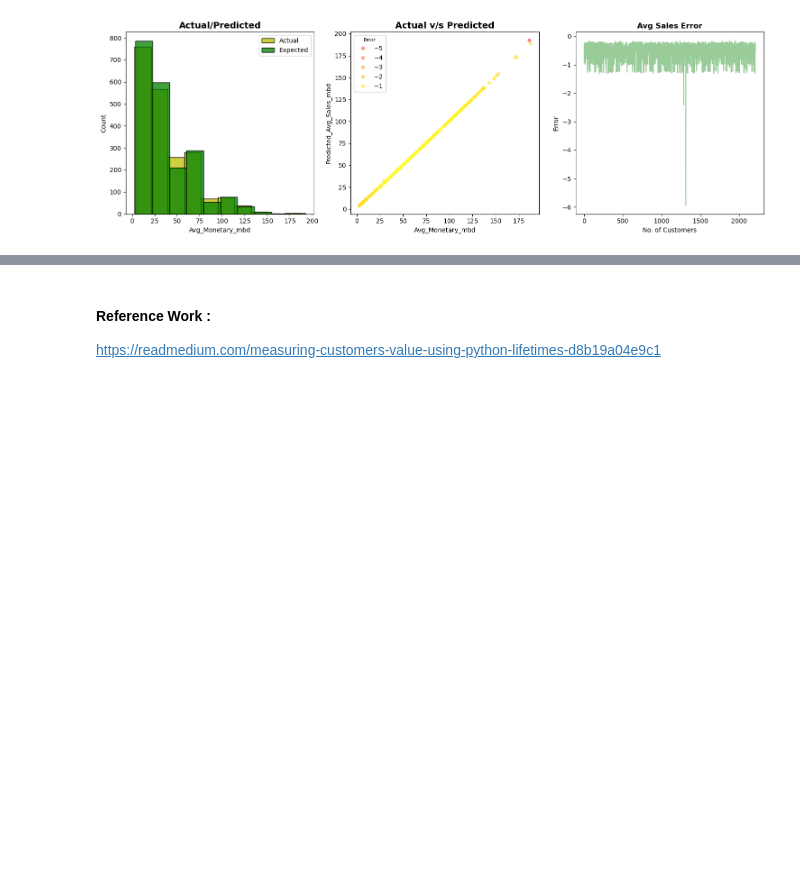
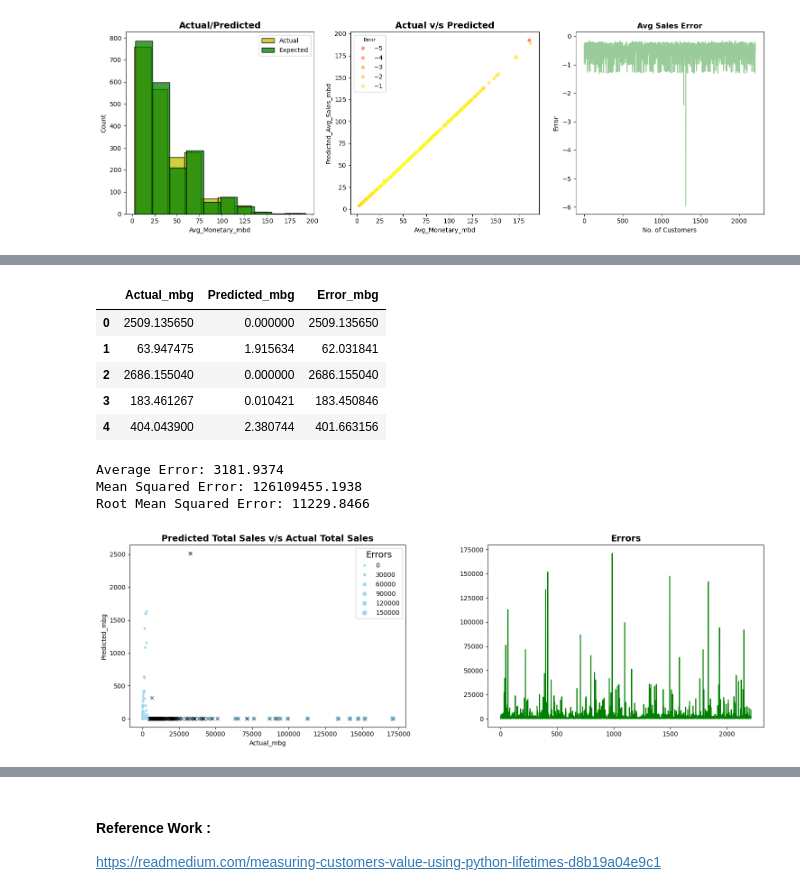
Before and after one commit to annugit1655/Customer-Behaviour-Analysis-with-CLTV, a Jupyter notebook: notebooks/04-CLTV-Probabilistic-models.ipynb, the cells around one changed output, grey strips where cells are left out. Saved outputs shown, nothing was run; the diff lists cells and outputs as text; code cells hidden in the pictures; blank space fills up the shorter version.

Commit message:
'ggf_mbg_cltv'

```diff
--- a/notebooks/04-CLTV-Probabilistic-models.ipynb
+++ b/notebooks/04-CLTV-Probabilistic-models.ipynb
@@ -1405,0 +1415,17 @@ plt.show()
+# %%
+## Compute CLTV using Gamma-Gamma Model + MBG/NBD
+# The customers' lifetime values expected to in the next 3 months
+mbg_model.fit(rfm_mbd['Frequency'], rfm_mbd['Recency'], rfm_mbd['T'])
+rfm_mbd['Predicted_cltv_mbd'] = ggf_mbd.customer_lifetime_value(
+    mbg_model,  # the model to use to predict the number of future transactions
+    rfm_mbd['Frequency'],rfm_mbd['Recency'],rfm_mbd['T'],rfm_mbd['Avg_Monetary_mbd'],
+    time=3,  #3 months
+    freq="M",  #frequency information of T. In this case we set week by using 'D'
+    discount_rate=0.01).map(lambda x: f"{x:.2f}").astype(float)
+
+# Actual CLTV
+# Manual predict clv = Predicted no. of transactions * Expected avg sales * profit_margin to compute profit from each transaction
+profit_margin = 0.05
+rfm_mbd['Manual_mbd_cltv'] = (rfm_mbd['Predicted_purchases_mbg'] * rfm_mbd['Predicted_Avg_Sales_mbd'] * profit_margin).map(lambda x: f"{x:.2f}").astype(float)
+
+display(rfm_mbd.head())
@@ -1405,0 +1439,43 @@ plt.show()
+# %%
+# actual spend in 3 months
+actual_mbg =  rfm_mbd['Avg_Monetary_mbd'] * rfm_mbd['Actual_90_mbg']
+
+# predicted spend in 3 months
+predicted_mbg = rfm_mbd['Predicted_purchases_mbg'] * rfm_mbd['Predicted_Avg_Sales_mbd']
+
+# Error
+error_mbg = actual_mbg - predicted_mbg
+
+# create dataframe
+result_mbg = pd.DataFrame([actual_mbg, predicted_mbg, error_mbg], index = ["Actual_mbg", "Predicted_mbg", "Error_mbg"]).T
+display(result_mbg.head())
+
+print(f"Average Error: {result_mbg["Error_mbg"].mean():.4f}")
+print(f"Mean Squared Error: {mean_squared_error(result_mbg["Actual_mbg"], result_mbg["Predicted_mbg"]):.4f}")
+print(f"Root Mean Squared Error: {sqrt(mean_squared_error(result_mbg["Actual_mbg"], result_mbg["Predicted_mbg"])):.4f}")
+
+# Predicted v/s Actual
+fig, ax = plt.subplots(1, 2, figsize=(15,5))
+
+sns.scatterplot(data=result_mbg, x="Actual_mbg", y="Predicted_mbg", size = "Error_mbg", color = "skyblue", alpha = 0.8, marker = 'o', ax=ax[0])
+sns.scatterplot(x = result_mbg[result_mbg["Error_mbg"] > 5000]["Actual_mbg"], y=result_mbg[result_mbg["Error_mbg"] > 5000]["Predicted_mbg"], data=result_mbg, color = "k", marker = "x", ax=ax[0])
+ax[0].set_title("Predicted Total Sales v/s Actual Total Sales", fontsize=14, fontweight='bold')
+ax[0].legend(title='Errors', title_fontsize=14)
+
+ax[1].plot(result_mbg["Error_mbg"], color = "g")
+ax[1].set_title("Errors", fontsize=14, fontweight='bold')
+
+plt.tight_layout()
+plt.subplots_adjust(wspace=0.3, hspace=0.3)
+plt.show()
+# %% [output]
+|  | Actual_mbg | Predicted_mbg | Error_mbg |
+| 0 | 2509.135650 | 0.000000 | 2509.135650 |
+| 1 | 63.947475 | 1.915634 | 62.031841 |
+| 2 | 2686.155040 | 0.000000 | 2686.155040 |
+| 3 | 183.461267 | 0.010421 | 183.450846 |
+| 4 | 404.043900 | 2.380744 | 401.663156 |
+Average Error: 3181.9374
+Mean Squared Error: 126109455.1938
+Root Mean Squared Error: 11229.8466
+[figure, added]
```
Also changed, not shown: parts of 3 cells of this notebook.
